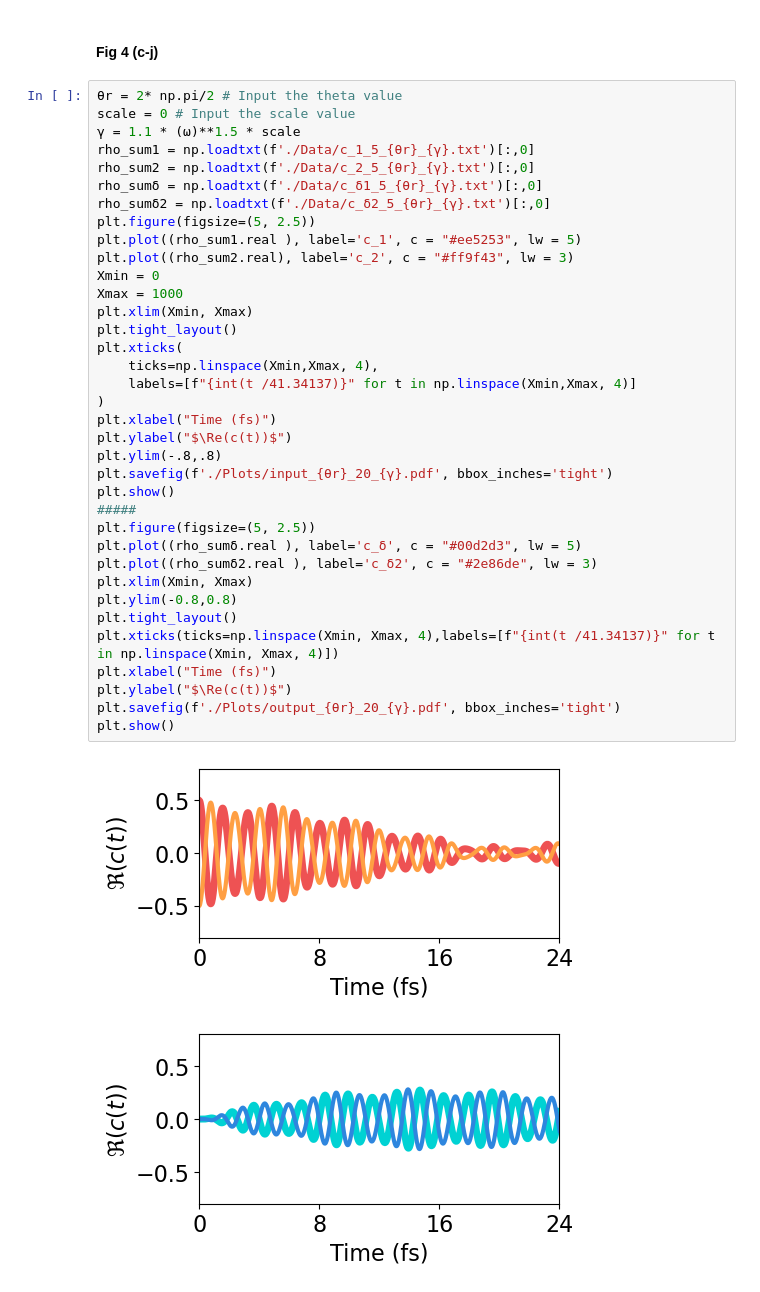
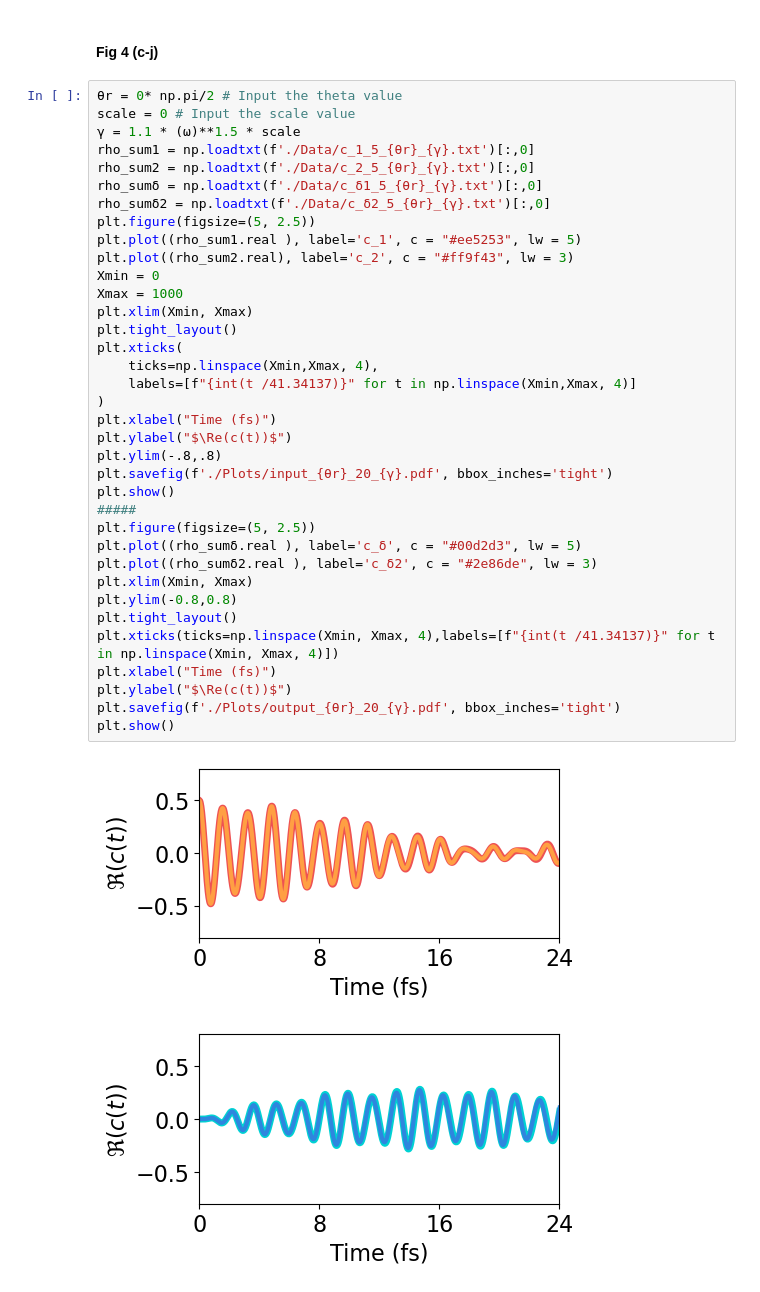
Before and after one commit to arshathvarunsha/2DAbsorptionTiltedLattice, a Jupyter notebook: FIGURES/FIG_4_b_l/Fig 4.ipynb, the cells around one changed output. Cells and saved outputs as stored; diff of their text form.

```diff
--- a/FIGURES/FIG_4_b_l/Fig 4.ipynb
+++ b/FIGURES/FIG_4_b_l/Fig 4.ipynb
@@ -87,7 +87,7 @@ for k in range(len(Angle3)):
 # %% [markdown]
 #### Fig 4 (c-j)
 # %%
-θr = 2* np.pi/2 # Input the theta value
+θr = 0* np.pi/2 # Input the theta value
 scale = 0 # Input the scale value
 γ = 1.1 * (ω)**1.5 * scale
 rho_sum1 = np.loadtxt(f'./Data/c_1_5_{θr}_{γ}.txt')[:,0]
@@ -96,32 +96,32 @@ rho_sumδ = np.loadtxt(f'./Data/c_δ1_5_{θr}_{γ}.txt')[:,0]
 rho_sumδ2 = np.loadtxt(f'./Data/c_δ2_5_{θr}_{γ}.txt')[:,0]
 plt.figure(figsize=(5, 2.5))
 plt.plot((rho_sum1.real ), label='c_1', c = "#ee5253", lw = 5)
 plt.plot((rho_sum2.real), label='c_2', c = "#ff9f43", lw = 3)
 Xmin = 0
 Xmax = 1000
 plt.xlim(Xmin, Xmax)
 plt.tight_layout()
 plt.xticks(
     ticks=np.linspace(Xmin,Xmax, 4),
     labels=[f"{int(t /41.34137)}" for t in np.linspace(Xmin,Xmax, 4)]
 )
 plt.xlabel("Time (fs)")
 plt.ylabel("$\Re(c(t))$")
 plt.ylim(-.8,.8)
 plt.savefig(f'./Plots/input_{θr}_20_{γ}.pdf', bbox_inches='tight')
 plt.show()
 #####
 plt.figure(figsize=(5, 2.5))
 plt.plot((rho_sumδ.real ), label='c_δ', c = "#00d2d3", lw = 5)
 plt.plot((rho_sumδ2.real ), label='c_δ2', c = "#2e86de", lw = 3)
 plt.xlim(Xmin, Xmax)
 plt.ylim(-0.8,0.8)
 plt.tight_layout()
 plt.xticks(ticks=np.linspace(Xmin, Xmax, 4),labels=[f"{int(t /41.34137)}" for t in np.linspace(Xmin, Xmax, 4)])
 plt.xlabel("Time (fs)")
 plt.ylabel("$\Re(c(t))$")
 plt.savefig(f'./Plots/output_{θr}_20_{γ}.pdf', bbox_inches='tight')
 plt.show()
 # %% [output]
-[figure, old version]
+[figure, new version]
-[figure, old version]
+[figure, new version]
```
Also changed, not shown: parts of 1 cell of this notebook, 27 other files.
